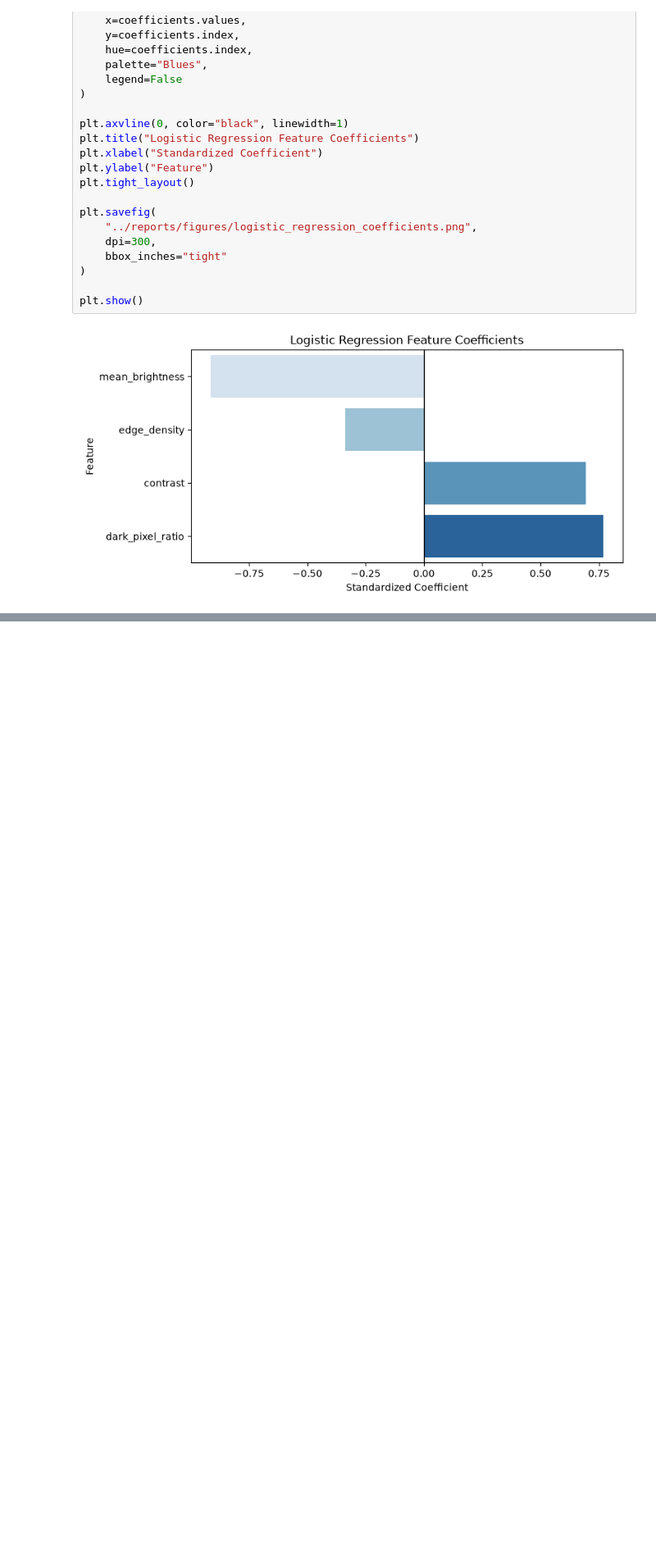
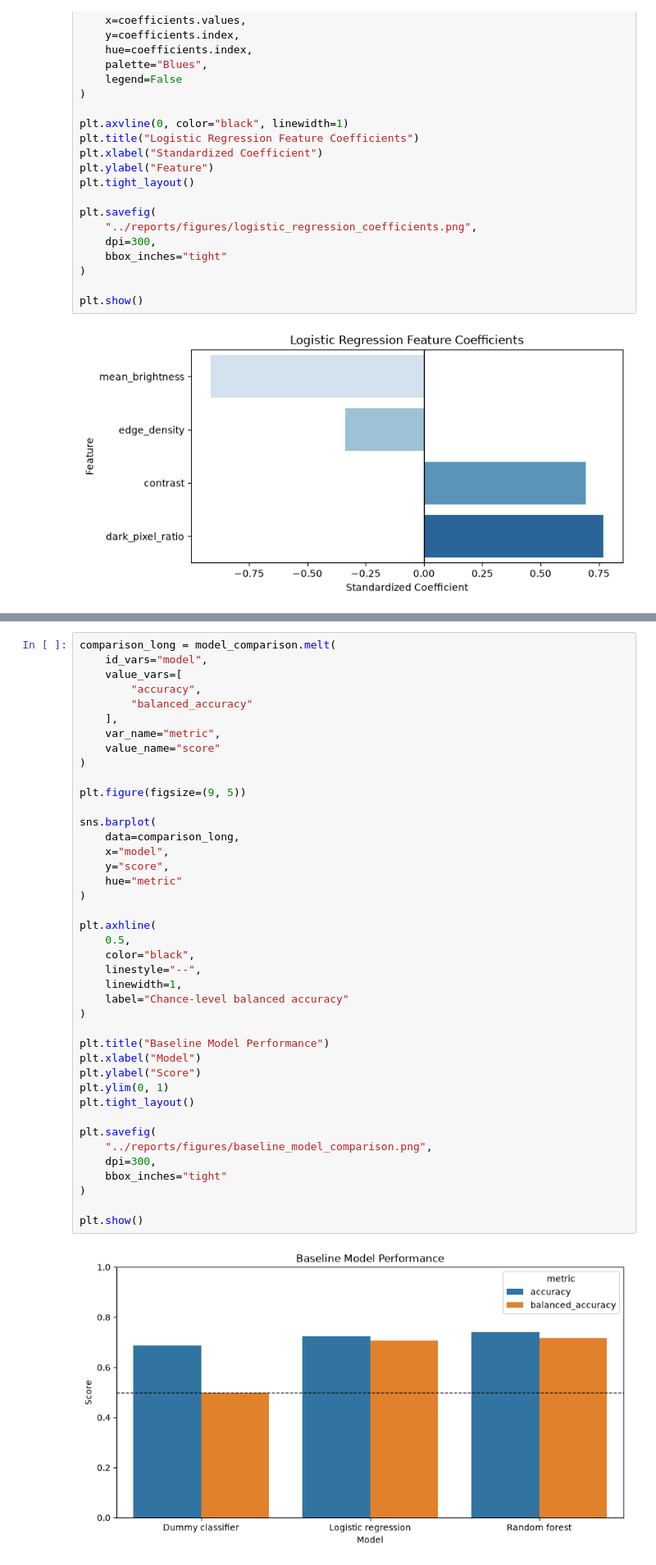
Before and after one commit to MauroMal/solar-cell-defect-detection, a Jupyter notebook: notebooks/03_baseline_model.ipynb, the cells around one changed output, grey strips where cells are left out. Shown at 82% size. Saved outputs shown, nothing was run; the diff lists cells and outputs as text; blank space fills up the shorter version.

```diff
--- a/notebooks/03_baseline_model.ipynb
+++ b/notebooks/03_baseline_model.ipynb
@@ -286,0 +395,43 @@ plt.show()
+# %%
+comparison_long = model_comparison.melt(
+    id_vars="model",
+    value_vars=[
+        "accuracy",
+        "balanced_accuracy"
+    ],
+    var_name="metric",
+    value_name="score"
+)
+
+plt.figure(figsize=(9, 5))
+
+sns.barplot(
+    data=comparison_long,
+    x="model",
+    y="score",
+    hue="metric"
+)
+
+plt.axhline(
+    0.5,
+    color="black",
+    linestyle="--",
+    linewidth=1,
+    label="Chance-level balanced accuracy"
+)
+
+plt.title("Baseline Model Performance")
+plt.xlabel("Model")
+plt.ylabel("Score")
+plt.ylim(0, 1)
+plt.tight_layout()
+
+plt.savefig(
+    "../reports/figures/baseline_model_comparison.png",
+    dpi=300,
+    bbox_inches="tight"
+)
+
+plt.show()
+# %% [output]
+[figure, added]
```
Also changed, not shown: parts of 12 cells of this notebook, 2 other files.
